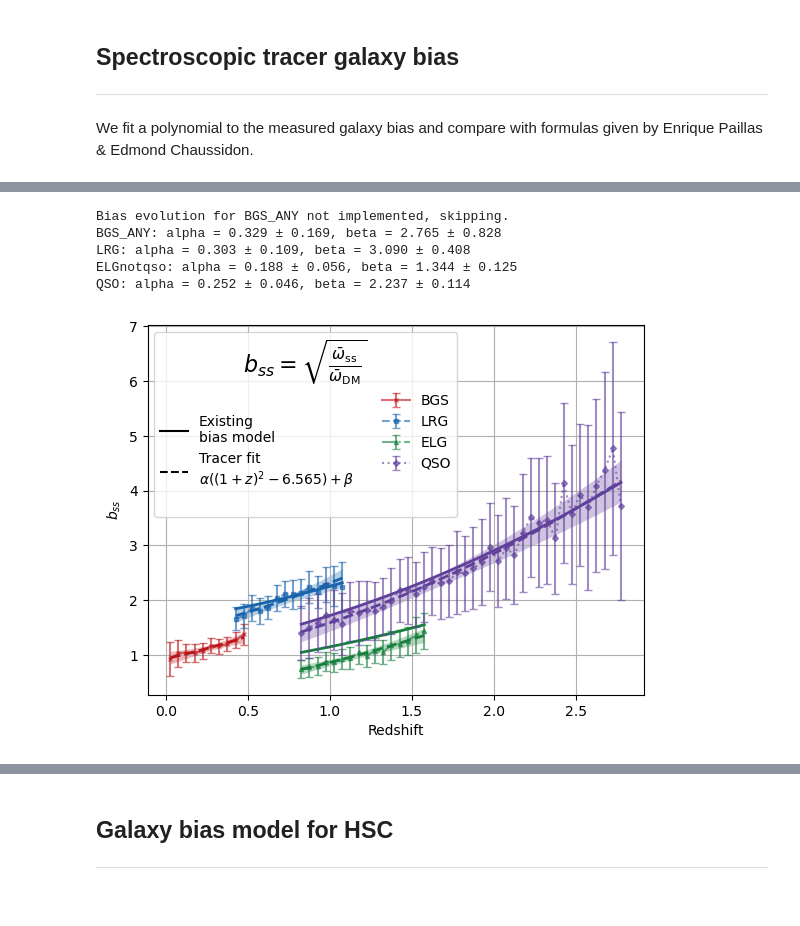
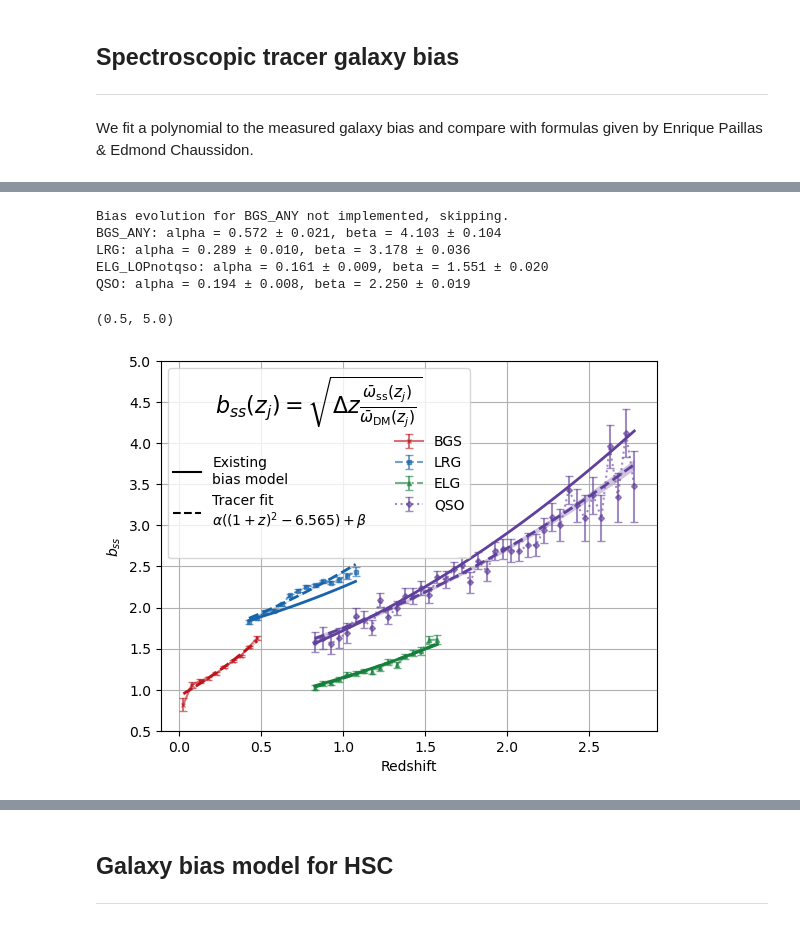
Before and after one commit to JeanCHDJdev/desi-y3-hsc, a Jupyter notebook: src/statistics/bias_modelling.ipynb, the cells around one changed output, grey strips where cells are left out. Drawn from its saved outputs; the diff is of its cells as text; code cells hidden in the pictures.

```diff
--- a/src/statistics/bias_modelling.ipynb
+++ b/src/statistics/bias_modelling.ipynb
@@ -29,11 +29,11 @@ colormaps = [plt.get_cmap(c) for c in ['Reds', 'Blues', 'Greens', 'Purples']]
 colors = [cmap(0.8) for cmap in colormaps]
 
 # naming conventions
-tracers = ['BGS_ANY', 'LRG', 'ELGnotqso', 'QSO']
+tracers = ['BGS_ANY', 'LRG', 'ELG_LOPnotqso', 'QSO']
 tracer_trad = {
     'BGS_ANY' : 'BGS',
     'LRG' : 'LRG',
-    'ELGnotqso' : 'ELG',
+    'ELG_LOPnotqso' : 'ELG',
     'QSO' : 'QSO',
 }
 # %% [markdown]
@@ -52,7 +52,7 @@ def bias_evolution(z, tracer='QSO'):
     elif tracer == 'LRG':
         alpha = 0.209
         beta = 2.790
-    elif tracer == 'ELGnotqso': #'ELG_LOPnotqso':
+    elif tracer == 'ELG_LOPnotqso':
         alpha = 0.153
         beta = 1.541
     else:
@@ -66,12 +66,10 @@ def bias_model(z, alpha, beta):
     return alpha * ((1+z)**2 - 6.565) + beta
 # %%
 ROOT = Path('/global/cfs/projectdirs/desi/users/jchdj/desi-y3-hsc/src/statistics/outputs/')
-stem = 'v10'
+stem = 'v15_dr1'
 path_dictionary = {
-    'HSC' : ROOT / 'v12_correction' / f'autos_HSC', # with no wpp correction, is unused
     'DESI_NGC' : ROOT / stem / f'autos_NGC',
     'DESI_SGC' : ROOT / stem / f'autos_SGC',
-    'DESIxHSC' : ROOT / stem / f'cross',
 }
 assert all([p.exists() for p in path_dictionary.values()])
 autofr = cf.CorrFileReader(path_dictionary["DESI_NGC"])
@@ -81,6 +79,7 @@ importlib.reload(ct)
 bss = {t:[] for t in tracers}
 bss_err = {t:[] for t in tracers}
 tvalues = {}
+scale_cuts = [1,4]
 desi_redshift = np.load(ROOT.parent / 'zeff' / 'desi_z_clustering_catalogs.npy')
 for t in tracers:
     tbin = autofr.get_bins(t)
@@ -95,22 +94,19 @@ for t in tracers:
             tracer2=t,
             path_NGC=path_dictionary['DESI_NGC'],
             path_SGC=path_dictionary['DESI_SGC'],
-            scale_cuts=[1, 5],
+            scale_cuts=scale_cuts,
         )
-        ang = ct.hMpc2arcsec(cs, z) / 3600
-        distrib = desi_redshift[(desi_redshift >= tbin[zind-1]) & (desi_redshift < tbin[zind])]
-        zbins = np.arange(tbin[zind-1], tbin[zind]+dz/10, dz/10)
-        counts, edges = np.histogram(distrib, bins=zbins)
-        print(f'Bounds : {tbin[zind-1]:.3f} - {tbin[zind]:.3f}, z = {z:.3f}, w = {w:.3f}, we = {we:.3f}')
-        wdm = ct.get_wDM(
-            angular_vals=ang,
-            zbin_edges=edges,
-            dndz=counts
-        )
-        ## integrate wDM to get the effective wDM over angular scales
-        weights = cs**(-1)
-        weights /= np.trapz(weights, x=cs)
-        wdm_eff = np.trapz(np.multiply(wdm, weights), x=cs)
+        z = np.mean(tbin[zind-1:zind+1])
+        wdm_eff = ct.w_dm_ang(
+            rp_vals=cs, # comoving separation in h^-1 M
+            z=z,
+            integrate=True
+        ) #/ dz
+        print(f'Bounds : {tbin[zind-1]:.3f} - {tbin[zind]:.3f}, z = {z:.3f}, w = {w:.3f}, wdm = {wdm_eff:.3f}, we = {we:.3f}')
         bss[t].append(np.sqrt(w/wdm_eff))
-        bss_err[t].append(np.sqrt(we/wdm_eff))
+        bss_err[t].append(np.sqrt(
+            (
+                we/(2*np.sqrt(w*wdm_eff))
+                )**2
+            ))
 # %% [output]
@@ -210,36 +228,38 @@ for indt, t in enumerate(tracers):
     )
 
     plt.plot(
         z_fit,
         y_fit,
         color=colors[indt],
         linestyle='--',
         linewidth=2,
     )
 
     plt.fill_between(
         z_fit,
         y_fit - y_err,
         y_fit + y_err,
         color=colors[indt],
         alpha=0.3,
         linewidth=0,
     )
 
 plt.xlabel('Redshift')
 plt.ylabel(r'$b_{ss}$')
 plt.legend(
     loc='upper left',
     ncol=2,
     fontsize=10,
-    title=r'$b_{ss}=\sqrt{\frac{\bar{\omega}_{\mathrm{ss}}}{\bar{\omega}_{\mathrm{DM}}}}$',
+    title=r'$b_{ss}(z_j)=\sqrt{\Delta z\frac{\bar{\omega}_{\mathrm{ss}}(z_j)}{\bar{\omega}_{\mathrm{DM}}(z_j)}}$',
     title_fontsize=16,
 )
 plt.grid()
+plt.ylim(0.5, 5)
 # %% [output]
 Bias evolution for BGS_ANY not implemented, skipping.
-BGS_ANY: alpha = 0.329 ± 0.169, beta = 2.765 ± 0.828
-LRG: alpha = 0.303 ± 0.109, beta = 3.090 ± 0.408
-ELGnotqso: alpha = 0.188 ± 0.056, beta = 1.344 ± 0.125
-QSO: alpha = 0.252 ± 0.046, beta = 2.237 ± 0.114
+BGS_ANY: alpha = 0.572 ± 0.021, beta = 4.103 ± 0.104
+LRG: alpha = 0.289 ± 0.010, beta = 3.178 ± 0.036
+ELG_LOPnotqso: alpha = 0.161 ± 0.009, beta = 1.551 ± 0.020
+QSO: alpha = 0.194 ± 0.008, beta = 2.250 ± 0.019
+(0.5, 5.0)
-[figure, old version]
+[figure, new version]
```
Also changed, not shown: parts of 4 cells of this notebook, 5 other files.
